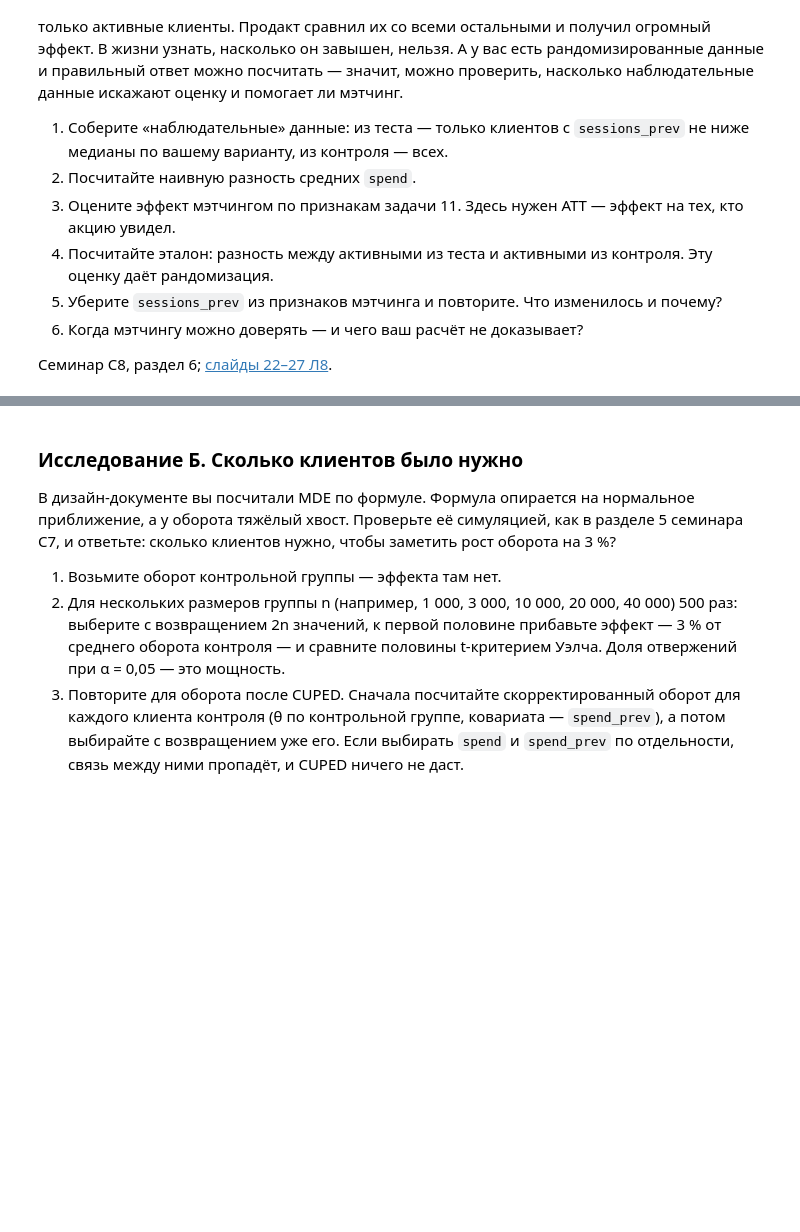
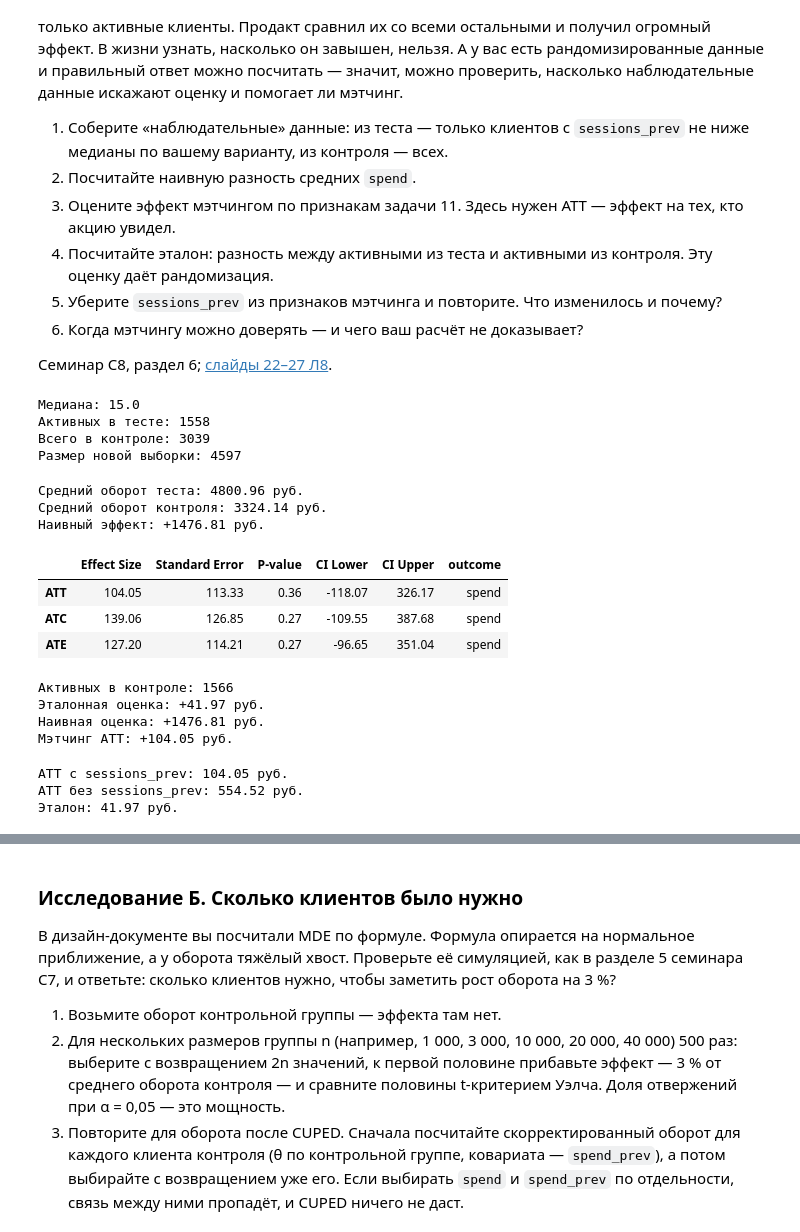
Before and after one commit to nastushkins14/Prime-monitoring-BA, a Jupyter notebook: notebooks/hw3.ipynb, the cells around one changed output, grey strips where cells are left out. Cells and saved outputs as stored; diff of their text form; code cells hidden in the pictures; blank space fills up the shorter version.

```diff
--- a/notebooks/hw3.ipynb
+++ b/notebooks/hw3.ipynb
@@ -800,6 +801,84 @@ HW3_ANSWERS={"variant": 41, "answers": {"1": 0.314, "2": 0.318, "3": [76.5, -98.
 Семинар С8, раздел 6; [слайды 22–27 Л8](../../08-анализ-пилота/лекция/Л8-слайды.pdf).
 # %%
 # Исследование А: ваш код. Всё — от mine.
+median_sessions = mine["sessions_prev"].median()
+
+active_test = mine[(mine["grp"] == "test") & (mine["sessions_prev"] >= median_sessions)].copy()
+all_control = mine[mine["grp"] == "control"].copy()
+observed = pd.concat([active_test, all_control],ignore_index=True)
+print("Медиана:", median_sessions)
+print("Активных в тесте:", len(active_test))
+print("Всего в контроле:", len(all_control))
+print("Размер новой выборки:", len(observed))
+# %% [output]
+Медиана: 15.0
+Активных в тесте: 1558
+Всего в контроле: 3039
+Размер новой выборки: 4597
+# %%
+mean_test = active_test["spend"].mean()
+mean_control = all_control["spend"].mean()
+naive_effect = mean_test - mean_control
+
+print(f"Средний оборот теста: {mean_test:.2f} руб.")
+print(f"Средний оборот контроля: {mean_control:.2f} руб.")
+print(f"Наивный эффект: {naive_effect:+.2f} руб.")
+# %% [output]
+Средний оборот теста: 4800.96 руб.
+Средний оборот контроля: 3324.14 руб.
+Наивный эффект: +1476.81 руб.
+# %%
+observed_match = observed.copy()
+observed_match["t"] = (observed_match["grp"] == "test").astype(int)
+match_features = ["age", "tenure_days", "kyc_level", "members", "spend_prev", "sessions_prev"]
+match_roles = {
+    "client_id": InfoRole(str),
+    "t": TreatmentRole(),
+    "spend": TargetRole()
+}
+
+for feature in match_features:
+    match_roles[feature] = FeatureRole()
+
+observed_ds = Dataset(roles=match_roles, data=observed_match, default_role=InfoRole())
+observed_result = Matching(n_neighbors=5).execute(observed_ds)
+observed_summary = F(observed_result.resume)
+display(observed_summary)
+# %% [output]
+|  | Effect Size | Standard Error | P-value | CI Lower | CI Upper | outcome |
+| ATT | 104.05 | 113.33 | 0.36 | -118.07 | 326.17 | spend |
+| ATC | 139.06 | 126.85 | 0.27 | -109.55 | 387.68 | spend |
+| ATE | 127.20 | 114.21 | 0.27 | -96.65 | 351.04 | spend |
+# %%
+active_control = mine[(mine["grp"] == "control") & (mine["sessions_prev"] >= median_sessions)].copy()
+
+#эталон
+reference_effect = (active_test["spend"].mean() - active_control["spend"].mean())
+
+print(f"Активных в контроле: {len(active_control)}")
+print(f"Эталонная оценка: {reference_effect:+.2f} руб.")
+print(f"Наивная оценка: {naive_effect:+.2f} руб.")
+print(f"Мэтчинг ATT: {observed_summary.loc['ATT', 'Effect Size']:+.2f} руб.")
+# %% [output]
+Активных в контроле: 1566
+Эталонная оценка: +41.97 руб.
+Наивная оценка: +1476.81 руб.
+Мэтчинг ATT: +104.05 руб.
+# %%
+reduced_roles = match_roles.copy()
+reduced_roles.pop("sessions_prev")
+
+reduced_ds = Dataset(roles=reduced_roles, data=observed_match, default_role=InfoRole())
+reduced_result = Matching(n_neighbors=5).execute(reduced_ds)
+reduced_summary = F(reduced_result.resume)
+
+print(f"ATT с sessions_prev: {observed_summary.loc['ATT', 'Effect Size']:.2f} руб.")
+print(f"ATT без sessions_prev: {reduced_summary.loc['ATT', 'Effect Size']:.2f} руб.")
+print(f"Эталон: {reference_effect:.2f} руб.")
+# %% [output]
+ATT с sessions_prev: 104.05 руб.
+ATT без sessions_prev: 554.52 руб.
+Эталон: 41.97 руб.
 # %% [markdown]
 #### ✍️ Исследование А
 
```
Also changed, not shown: parts of 3 cells of this notebook.
